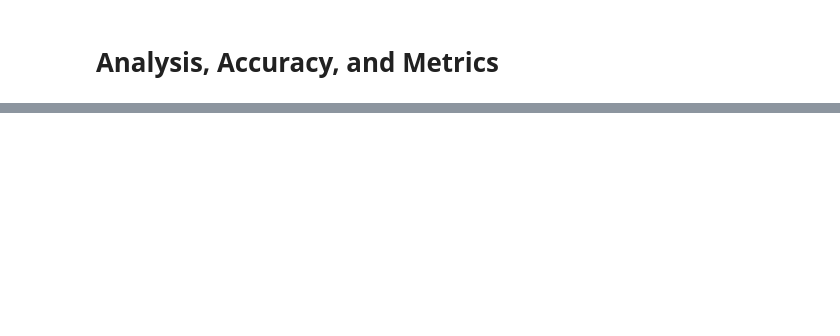
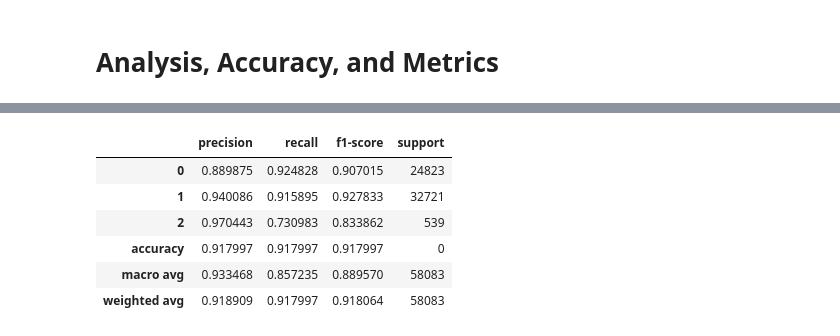
Before and after one commit to annahauk/CS513, a Jupyter notebook: models/RandomForest.ipynb, the cells around one changed output, grey strips where cells are left out. Drawn from its saved outputs; the diff is of its cells as text; code cells hidden in the pictures; blank space fills up the shorter version.

```diff
--- a/models/RandomForest.ipynb
+++ b/models/RandomForest.ipynb
@@ -76,0 +229,21 @@ Accuracy of Random Forest: 0.9151042473701427
+# %%
+# Generate classification report
+report = classification_report(y_test, y_pred_best, digits=2, output_dict=True)
+df = pd.DataFrame(report).T
+
+# Convert support column to integer
+df['support'] = df['support'].apply(int)
+
+# Apply background gradient
+styled_df = df.style.background_gradient(cmap='viridis', subset=pd.IndexSlice['0':'9', :'f1-score'])
+
+# Display the styled DataFrame
+styled_df
+# %% [output]
+|  | precision | recall | f1-score | support |
+| 0 | 0.889875 | 0.924828 | 0.907015 | 24823 |
+| 1 | 0.940086 | 0.915895 | 0.927833 | 32721 |
+| 2 | 0.970443 | 0.730983 | 0.833862 | 539 |
+| accuracy | 0.917997 | 0.917997 | 0.917997 | 0 |
+| macro avg | 0.933468 | 0.857235 | 0.889570 | 58083 |
+| weighted avg | 0.918909 | 0.917997 | 0.918064 | 58083 |
```
Also changed, not shown: parts of 18 cells of this notebook, 1 other file.
